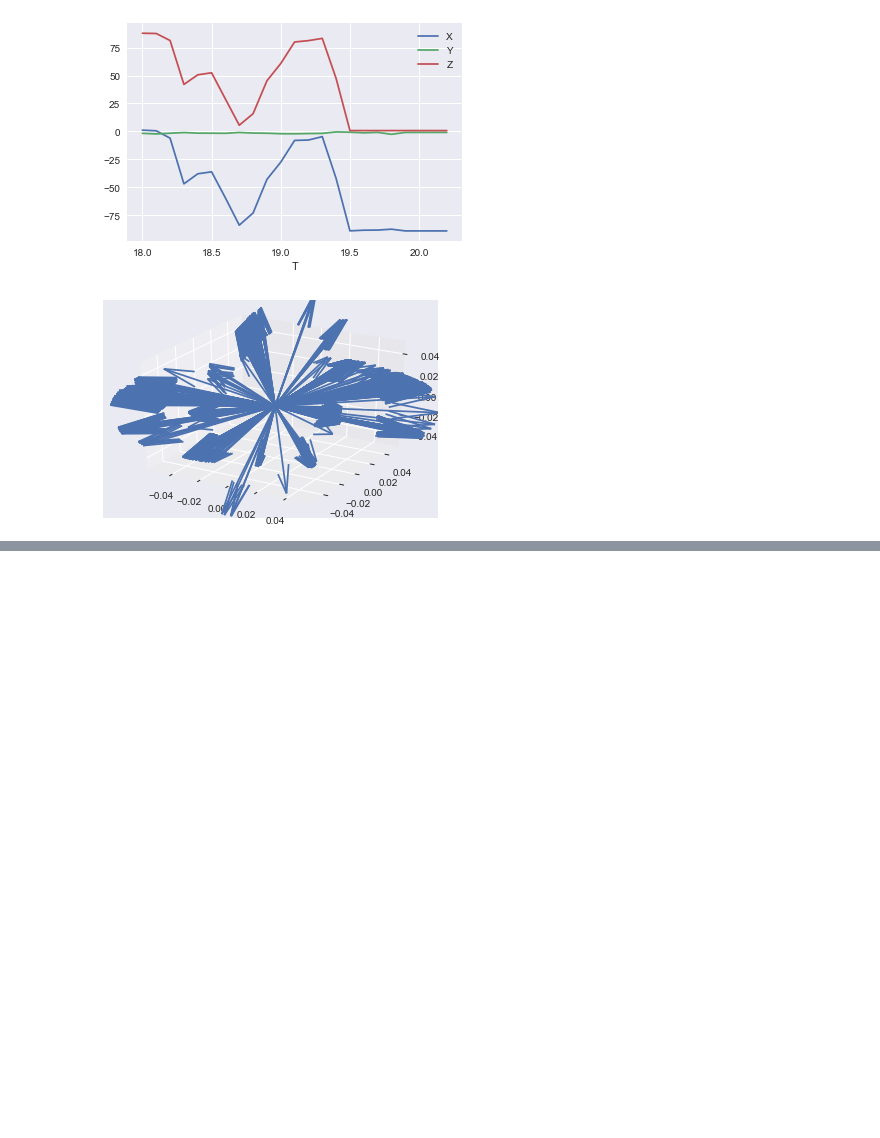
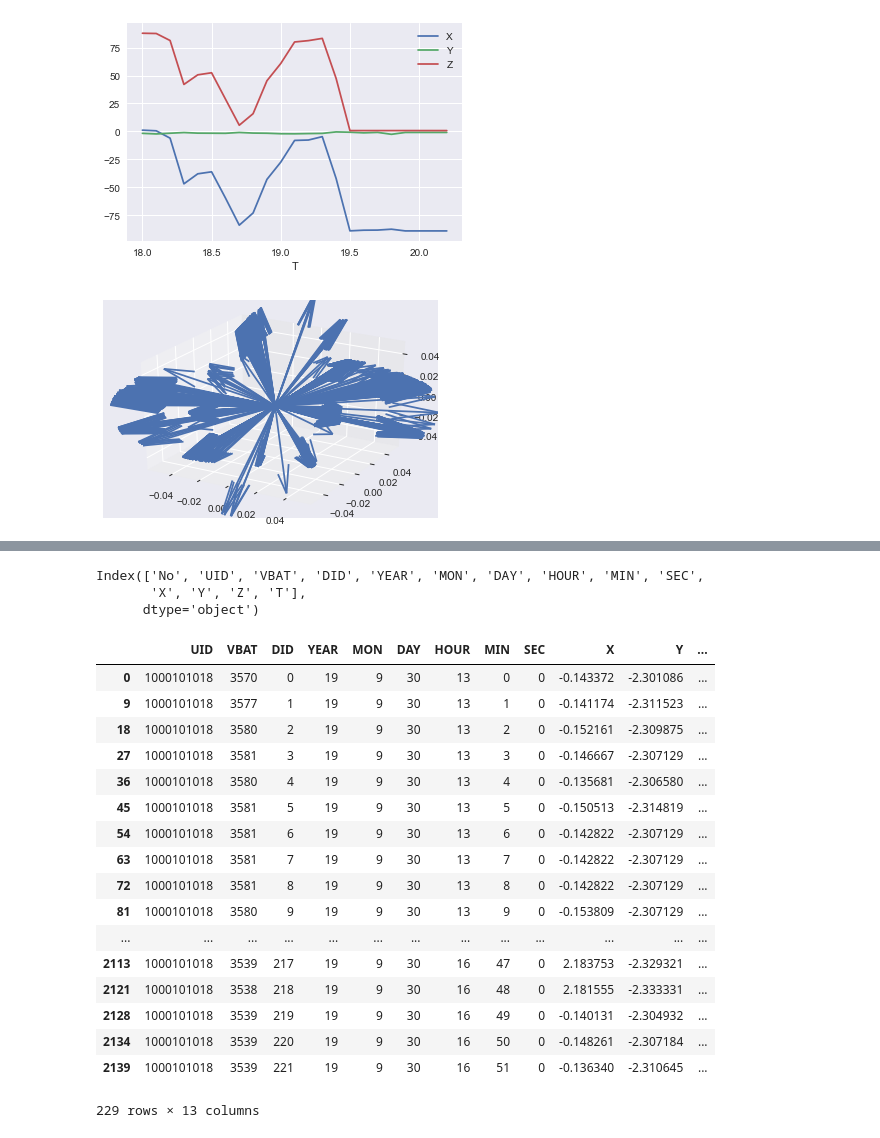
Before and after one commit to mehdig-exe/Third-Year-Project, a Jupyter notebook: Mehdi/Data Analysis.ipynb, the cells around one changed output, grey strips where cells are left out. Cells and saved outputs as stored; diff of their text form; code cells hidden in the pictures; blank space fills up the shorter version.

```diff
--- a/Mehdi/Data Analysis.ipynb
+++ b/Mehdi/Data Analysis.ipynb
@@ -149,0 +134,33 @@ AttributeError: 'DataFrame' object has no attribute 'X'
+# %%
+df = pd.read_csv('Original-Data.csv',delimiter=',')
+index = df.index
+columns = df.columns
+values = df.values
+columns
+# %% [output]
+Index(['No', 'UID', 'VBAT', 'DID', 'YEAR', 'MON', 'DAY', 'HOUR', 'MIN', 'SEC',
+       'X', 'Y', 'Z', 'T'],
+      dtype='object')
+# %%
+df2 = df
+df2 = df2.drop(['No'], axis=1)
+df2.loc[df2['UID'] == 1000101018]
+# %% [output]
+|  | UID | VBAT | DID | YEAR | MON | DAY | HOUR | MIN | SEC | X | Y | ... |
+| 0 | 1000101018 | 3570 | 0 | 19 | 9 | 30 | 13 | 0 | 0 | -0.143372 | -2.301086 | ... |
+| 9 | 1000101018 | 3577 | 1 | 19 | 9 | 30 | 13 | 1 | 0 | -0.141174 | -2.311523 | ... |
+| 18 | 1000101018 | 3580 | 2 | 19 | 9 | 30 | 13 | 2 | 0 | -0.152161 | -2.309875 | ... |
+| 27 | 1000101018 | 3581 | 3 | 19 | 9 | 30 | 13 | 3 | 0 | -0.146667 | -2.307129 | ... |
+| 36 | 1000101018 | 3580 | 4 | 19 | 9 | 30 | 13 | 4 | 0 | -0.135681 | -2.306580 | ... |
+| 45 | 1000101018 | 3581 | 5 | 19 | 9 | 30 | 13 | 5 | 0 | -0.150513 | -2.314819 | ... |
+| 54 | 1000101018 | 3581 | 6 | 19 | 9 | 30 | 13 | 6 | 0 | -0.142822 | -2.307129 | ... |
+| 63 | 1000101018 | 3581 | 7 | 19 | 9 | 30 | 13 | 7 | 0 | -0.142822 | -2.307129 | ... |
+| 72 | 1000101018 | 3581 | 8 | 19 | 9 | 30 | 13 | 8 | 0 | -0.142822 | -2.307129 | ... |
+| 81 | 1000101018 | 3580 | 9 | 19 | 9 | 30 | 13 | 9 | 0 | -0.153809 | -2.307129 | ... |
+| ... | ... | ... | ... | ... | ... | ... | ... | ... | ... | ... | ... | ... |
+| 2113 | 1000101018 | 3539 | 217 | 19 | 9 | 30 | 16 | 47 | 0 | 2.183753 | -2.329321 | ... |
+| 2121 | 1000101018 | 3538 | 218 | 19 | 9 | 30 | 16 | 48 | 0 | 2.181555 | -2.333331 | ... |
+| 2128 | 1000101018 | 3539 | 219 | 19 | 9 | 30 | 16 | 49 | 0 | -0.140131 | -2.304932 | ... |
+| 2134 | 1000101018 | 3539 | 220 | 19 | 9 | 30 | 16 | 50 | 0 | -0.148261 | -2.307184 | ... |
+| 2139 | 1000101018 | 3539 | 221 | 19 | 9 | 30 | 16 | 51 | 0 | -0.136340 | -2.310645 | ... |
+229 rows × 13 columns
```
Also changed, not shown: parts of 1 cell of this notebook.
